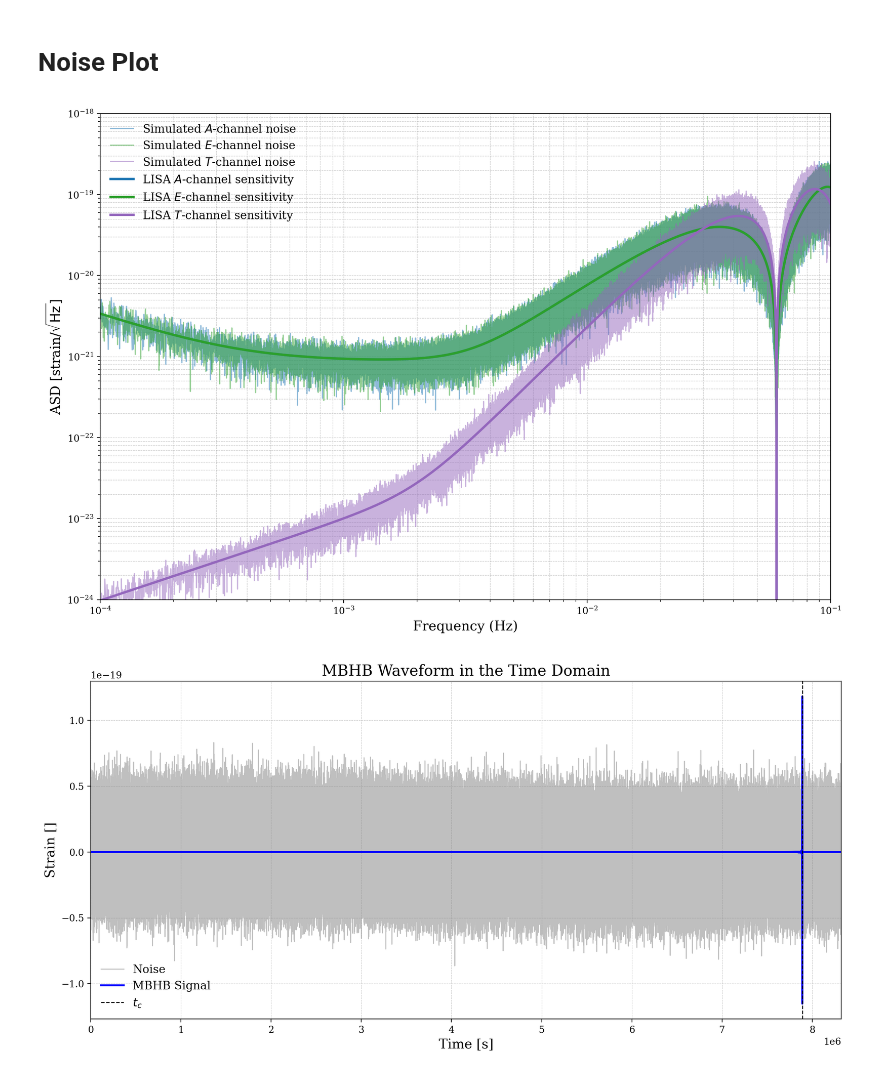
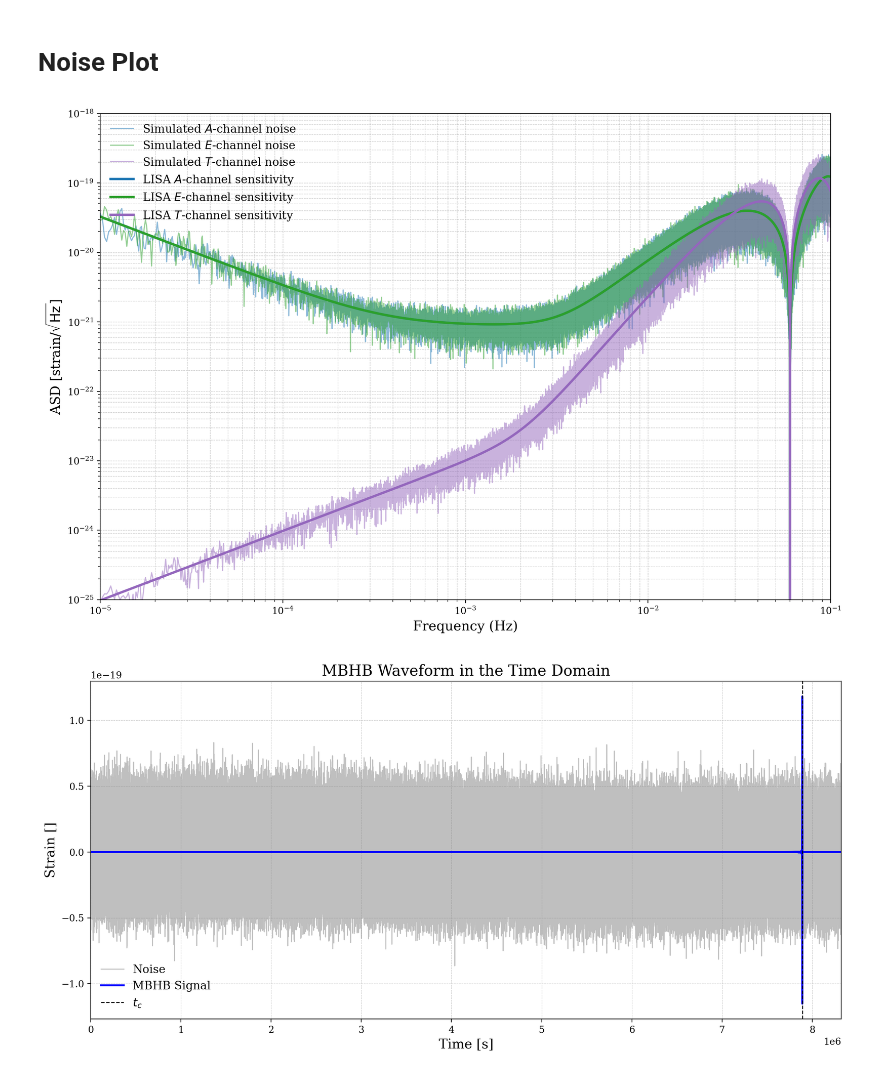
Before and after one commit to manishprasad0/LISA_Master_Thesis, a Jupyter notebook: report_plots.ipynb, the cells around one changed output. Drawn from its saved outputs; the diff is of its cells as text; code cells hidden in the pictures.

Commit message:
post presentation: better corner plots, report plots

```diff
--- a/report_plots.ipynb
+++ b/report_plots.ipynb
@@ -92,36 +92,36 @@ colors = {
 }
 
 # Plot Noise (faded, thinner lines)
 plt.loglog(fout[0], np.sqrt(pxxout[0]), label='Simulated $A$-channel noise',
            color=colors["A"], alpha=0.5, lw=1.2)
 plt.loglog(fout[1], np.sqrt(pxxout[1]), label='Simulated $E$-channel noise',
            color=colors["E"], alpha=0.5, lw=1.2)
 plt.loglog(fout[2], np.sqrt(pxxout[2]), label='Simulated $T$-channel noise',
            color=colors["T"], alpha=0.5, lw=1.2)
 
 # Plot Models (bold, solid lines)
 plt.loglog(sens_mat.frequency_arr, np.sqrt(sens_mat.sens_mat[0]),
            label='LISA $A$-channel sensitivity', color=colors["A"], lw=2.5)
 plt.loglog(sens_mat.frequency_arr, np.sqrt(sens_mat.sens_mat[1]),
            label='LISA $E$-channel sensitivity', color=colors["E"], lw=2.5)
 plt.loglog(sens_mat.frequency_arr, np.sqrt(sens_mat.sens_mat[2]),
            label='LISA $T$-channel sensitivity', color=colors["T"], lw=2.5)
 
 # Labels, limits, and formatting
 plt.xlabel(r'Frequency (Hz)', fontsize=14)
 plt.ylabel(r'ASD [strain$/\sqrt{\mathrm{Hz}}$]', fontsize=14)
 
-plt.xlim(1e-4, 1e-1)
-plt.ylim(1e-24, 1e-18)
+plt.xlim(1e-5, 1e-1)
+plt.ylim(1e-25, 1e-18)
 
 plt.grid(True, which='both', ls='--', lw=0.5, alpha=0.7)
 
 plt.legend(loc='upper left', fontsize=12, frameon=False)
 plt.tight_layout()
 plt.savefig("thesis_figures/noise_and_sensitivity.pdf", bbox_inches="tight")
 plt.show()
 # %% [output]
-[figure, old version]
+[figure, new version]
 # %%
 wave_gen = BBHWaveformFD(amp_phase_kwargs=dict(run_phenomd=False), use_gpu=False)
 
```
Also changed, not shown: parts of 3 cells of this notebook, 7 other files.
